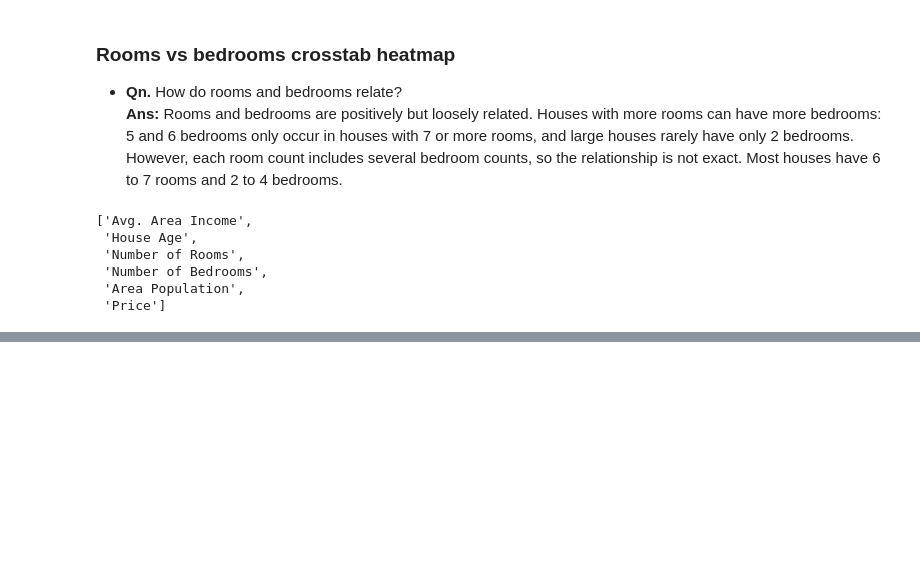
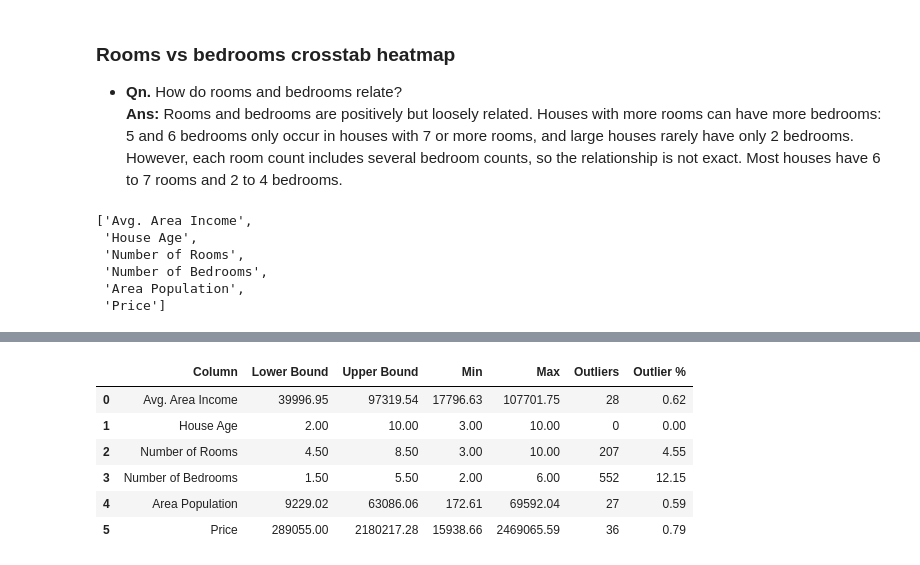
Before and after one commit to Ritupriya-Chowdhury/House-Price, a Jupyter notebook: House_price.ipynb, the cells around one changed output, grey strips where cells are left out. Saved outputs shown, nothing was run; the diff lists cells and outputs as text; code cells hidden in the pictures; blank space fills up the shorter version.

```diff
--- a/House_price.ipynb
+++ b/House_price.ipynb
@@ -397,0 +426,33 @@ num_cols
+# %%
+# Outlier Detection
+outlier_summary = []
+
+for col in num_cols:
+    Q1 = df[col].quantile(0.25)
+    Q3 = df[col].quantile(0.75)
+    IQR = Q3 - Q1
+    lower = Q1 - 1.5 * IQR
+    upper = Q3 + 1.5 * IQR
+
+    n_out = ((df[col] < lower) | (df[col] > upper)).sum()
+
+    outlier_summary.append({
+        'Column': col,
+        'Lower Bound': round(lower, 2),
+        'Upper Bound': round(upper, 2),
+        'Min': round(df[col].min(), 2),
+        'Max': round(df[col].max(), 2),
+        'Outliers': n_out,
+        'Outlier %': round(n_out / len(df) * 100, 2)
+    })
+
+outlier_df = pd.DataFrame(outlier_summary)
+outlier_df
+# %% [output]
+|  | Column | Lower Bound | Upper Bound | Min | Max | Outliers | Outlier % |
+| 0 | Avg. Area Income | 39996.95 | 97319.54 | 17796.63 | 107701.75 | 28 | 0.62 |
+| 1 | House Age | 2.00 | 10.00 | 3.00 | 10.00 | 0 | 0.00 |
+| 2 | Number of Rooms | 4.50 | 8.50 | 3.00 | 10.00 | 207 | 4.55 |
+| 3 | Number of Bedrooms | 1.50 | 5.50 | 2.00 | 6.00 | 552 | 12.15 |
+| 4 | Area Population | 9229.02 | 63086.06 | 172.61 | 69592.04 | 27 | 0.59 |
+| 5 | Price | 289055.00 | 2180217.28 | 15938.66 | 2469065.59 | 36 | 0.79 |
```
Also changed, not shown: parts of 3 cells of this notebook, 2 other files.
